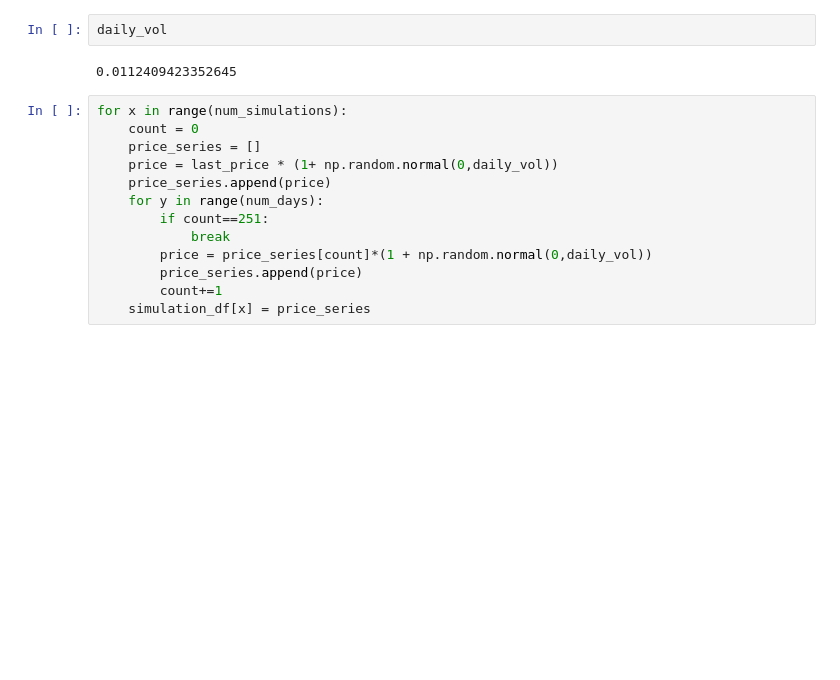
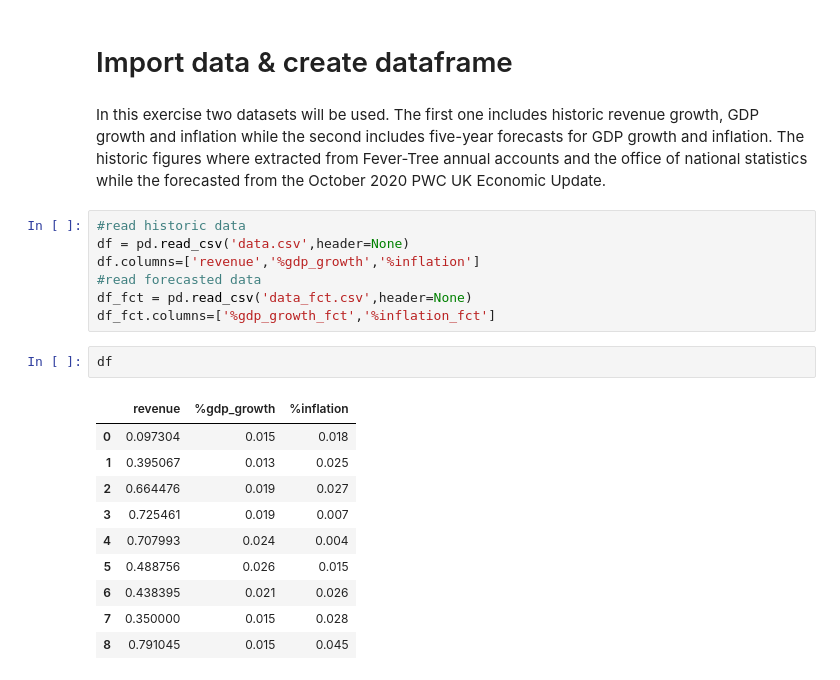
Before and after one commit to StamatisTiniakos/Monte-Carlo-Simulation, a Jupyter notebook: monte_carlo_simulation.ipynb, the cells around one changed output. Cells and saved outputs as stored; diff of their text form; blank space fills up the shorter version.

```diff
--- a/monte_carlo_simulation.ipynb
+++ b/monte_carlo_simulation.ipynb
@@ -23,17 +14,24 @@ daily_vol = returns.std()
-# %%
-daily_vol
-# %% [output]
-0.0112409423352645
-# %%
-for x in range(num_simulations):
-    count = 0
-    price_series = []
-    price = last_price * (1+ np.random.normal(0,daily_vol))
-    price_series.append(price)
-    for y in range(num_days):
-        if count==251:
-            break
-        price = price_series[count]*(1 + np.random.normal(0,daily_vol))
-        price_series.append(price)
-        count+=1
-    simulation_df[x] = price_series
+# %% [markdown]
+# Import data & create dataframe
+# %% [markdown]
+In this exercise two datasets will be used. The first one includes historic revenue growth, GDP growth and inflation while the second includes five-year forecasts for GDP growth and inflation. The historic figures where extracted from Fever-Tree annual accounts and the office of national statistics while the forecasted from the October 2020 PWC UK Economic Update.
+# %%
+#read historic data
+df = pd.read_csv('data.csv',header=None)
+df.columns=['revenue','%gdp_growth','%inflation']
+#read forecasted data
+df_fct = pd.read_csv('data_fct.csv',header=None)
+df_fct.columns=['%gdp_growth_fct','%inflation_fct']
+# %%
+df
+# %% [output]
+|  | revenue | %gdp_growth | %inflation |
+| 0 | 0.097304 | 0.015 | 0.018 |
+| 1 | 0.395067 | 0.013 | 0.025 |
+| 2 | 0.664476 | 0.019 | 0.027 |
+| 3 | 0.725461 | 0.019 | 0.007 |
+| 4 | 0.707993 | 0.024 | 0.004 |
+| 5 | 0.488756 | 0.026 | 0.015 |
+| 6 | 0.438395 | 0.021 | 0.026 |
+| 7 | 0.350000 | 0.015 | 0.028 |
+| 8 | 0.791045 | 0.015 | 0.045 |
```
Also changed, not shown: parts of 29 cells of this notebook, 3 other files.
